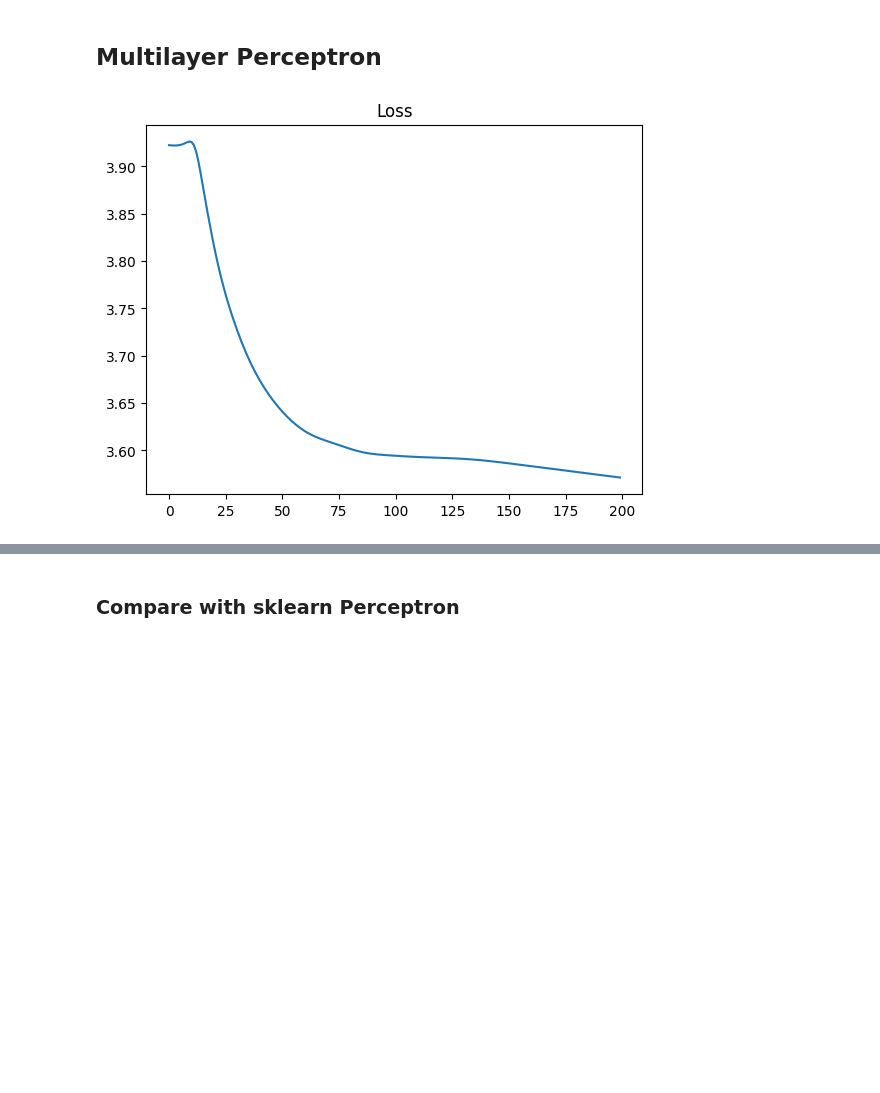
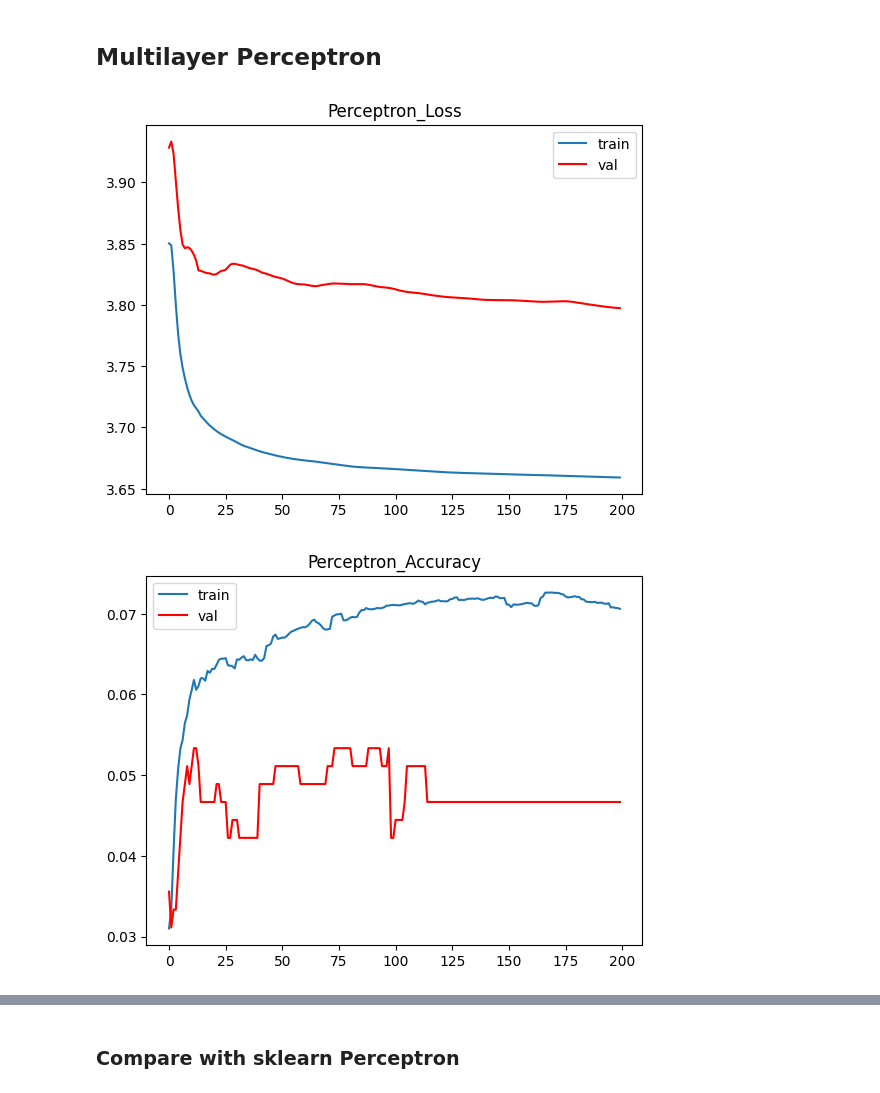
Before and after one commit to OhhhYaaa/-Deep-Learning-HW2, a Jupyter notebook: DL_HW2.ipynb, the cells around one changed output, grey strips where cells are left out. Drawn from its saved outputs; the diff is of its cells as text; code cells hidden in the pictures; blank space fills up the shorter version.

```diff
--- a/DL_HW2.ipynb
+++ b/DL_HW2.ipynb
@@ -277,9 +664,9 @@ class self_MLP() :
 # %%
 n_input = train_x.shape[1]
 n_output = 50
-n_hidden = 128
+n_hidden = 64
 n_epochs = 200
-learning_rate = 1e-4
+learning_rate = 1e-3
 model = self_MLP(
     n_input = n_input,
     n_output = n_output,
@@ -288,30 +675,52 @@ model = self_MLP(
     learning_rate = learning_rate
 )
 trainx = preprocessing.scale(train_x)
+valx = preprocessing.scale(val_x)
 train_dataloader = Self_DataLoader(trainx, train_y_onehot, batch_size = 128, shuffle=True)
-ls_loss = model.train(train_dataloader)
+# val_dataloader = Self_DataLoader(valx, val_y_onehot, batch_size = 128, shuffle=True)
+ls_train_loss, ls_val_loss, ls_train_acc, ls_val_acc = model.train(train_dataloader, valx, val_y_onehot)
 
 filename = './model/TwoLayerPerceptron.sav'
 pickle.dump(model, open(filename, 'wb'))
 
-with open("loss.txt", "w") as fp:
-    json.dump(ls_loss, fp)
+with open("ls_train_loss.txt", "w") as fp:
+    json.dump(ls_train_loss, fp)
+with open("ls_val_loss.txt", "w") as fp:
+    json.dump(ls_val_loss, fp)
+with open("ls_train_acc.txt", "w") as fp:
+    json.dump(ls_train_acc, fp)
+with open("ls_val_acc.txt", "w") as fp:
+    json.dump(ls_val_acc, fp)
 # %%
 filename = './model/TwoLayerPerceptron.sav'
 loaded_model = pickle.load(open(filename, 'rb'))
 
-with open("loss.txt", "r") as fp:
-    ls_loss = json.load(fp)
+with open("ls_train_loss.txt", "r") as fp:
+    ls_train_loss = json.load(fp)
+with open("ls_val_loss.txt", "r") as fp:
+    ls_val_loss = json.load(fp)
+with open("ls_train_acc.txt", "r") as fp:
+    ls_train_acc = json.load(fp)
+with open("ls_val_acc.txt", "r") as fp:
+    ls_val_acc = json.load(fp)
 
-fig = plt.figure()
-plt.title('Loss')
-temp = np.array(ls_loss)
-plt.plot(range(len(ls_loss)), temp)
-# plt.savefig('./figure/loss.png')
-# plt.close(fig)
+# draw
+plt.title('Perceptron_Loss')
+plt.plot(range(n_epochs), ls_train_loss, label="train")
+plt.plot(range(n_epochs), ls_val_loss, label="val", c = 'red')
+plt.legend()
+plt.savefig('./figure/perceptron_loss.png')
 plt.show()
+
+plt.title('Perceptron_Accuracy')
+plt.plot(range(n_epochs), ls_train_acc, label="train")
+plt.plot(range(n_epochs), ls_val_acc, label="val", c = 'red')
+plt.legend()
+plt.savefig('./figure/perceptron_acc.png')
+plt.show()
 # %% [output]
-[figure, old version]
+[figure, new version]
+[figure, added]
 # %%
 trainx = preprocessing.scale(train_x)
 pred_y = loaded_model.predict(trainx)
```
Also changed, not shown: parts of 23 cells of this notebook, 26 other files.
